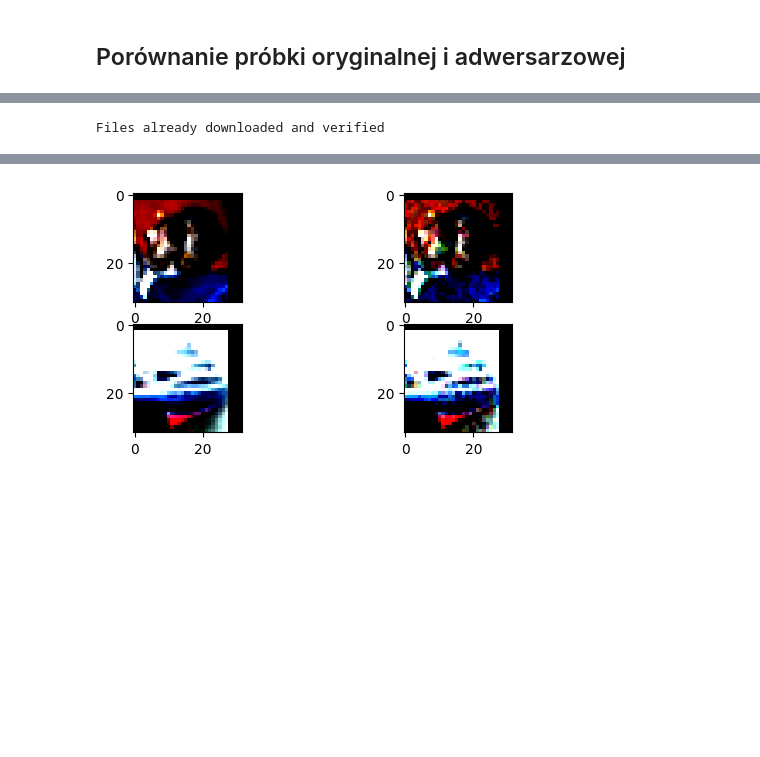
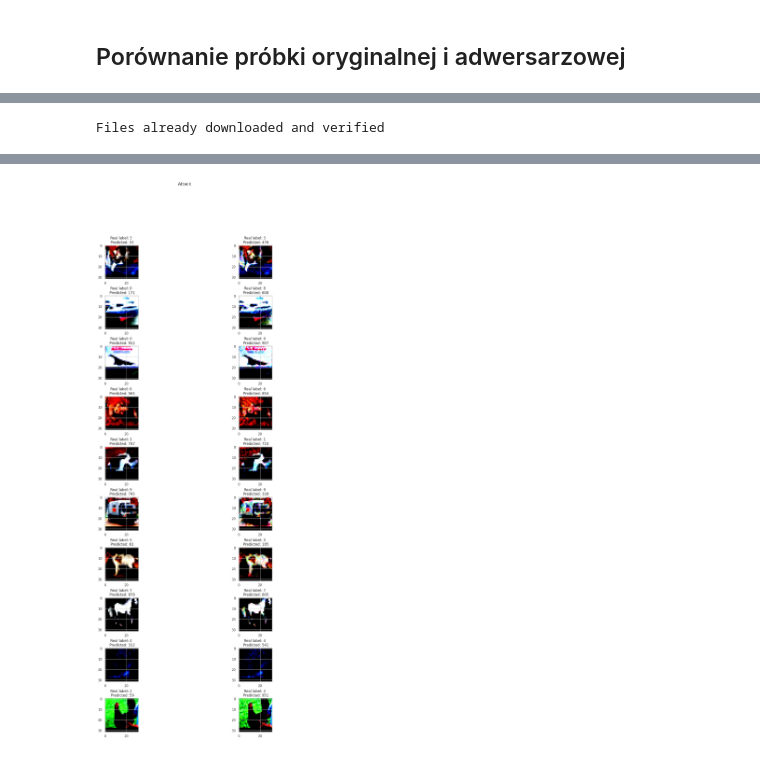
Before and after one commit to Jvlia17/deep-learning, a Jupyter notebook: PCA.ipynb, the cells around one changed output, grey strips where cells are left out. Cells and saved outputs as stored; diff of their text form; code cells hidden in the pictures; blank space fills up the shorter version.

```diff
--- a/PCA.ipynb
+++ b/PCA.ipynb
@@ -442,13 +326,12 @@ def init_model():
 
   model_ftex = models.resnet152(pretrained=True)
   modules=list(model_ftex.children())[:-2]
-  print(list(model_ftex.children()))
-  print(modules)
-  print(len(modules))
+  # print(list(model_ftex.children()))
+  # print(modules)
+  # print(len(modules))
   model_ftex=nn.Sequential(*modules).to(device)
 
   model_ftex.eval()
-
 
 
 init_model()
@@ -461,11 +344,11 @@ normalize= transforms.Normalize(mean=[0.49186882, 0.48265398, 0.44717732], std=[
 model = models.resnet152(pretrained=True)
 testset = datasets.CIFAR10(root='./data', train=False, download=True, transform=transforms.ToTensor())
 
-index = [0, 1]
+index = [0,1,3,5,6,11,12,13,22,25]
 images = torch.tensor([])
 labels = []
 for i in range(len(index)):
-  img, label = testset[i]
+  img, label = testset[index[i]]
   img = img.unsqueeze(0)
   images = torch.cat((images, img), dim=0)
   labels.append(label)
@@ -481,14 +364,35 @@ preprocess = transforms.Compose([
 images = preprocess(images)
 
 attack = torchattacks.FGSM(model, eps=50/255)
+# attack = torchattacks.attacks.pifgsm.PIFGSM(model)
 img_adv = attack(images, labels)
+
+# Predict unchanged and adversary examples
+outputs = model(images)
+_, predicted = outputs.max(1)
+outputs = model(img_adv)
+_, predicted_adv = outputs.max(1)
+
+classes = ['airplane', 'automobile', 'bird', 'cat', 'deer', 'dog', 'frog', 'horse', 'ship', 'truck']
+
+labels = labels.numpy()
 
 i = 0
 counter = 1
+
+plt.subplots_adjust(hspace=0.5)
+plt.rcParams['figure.figsize'] = [15, 15]
+# Write attack name
+plt.suptitle('Attack')
+
 while i < len(index):
-  plt.subplot(3, len(index), counter)
+  plt.subplot(len(index), 2, counter)
+  # plt.title(f'Real label: {classes[label[i]]} \n Predicted: {classes[predicted[i]]}')
+  plt.title(f'Real label: {labels[i]} \n Predicted: {predicted[i]}')
   plt.imshow(images[i].permute(1, 2, 0))
-  plt.subplot(3, len(index),counter + 1)
+  plt.subplot(len(index), 2,counter + 1)
+  # plt.title(f'Real label: {classes[label[i]]} \n Predicted: {classes[predicted_adv[i]]}')
+  plt.title(f'Real label: {labels[i]} \n Predicted: {predicted_adv[i]}')
   plt.imshow(img_adv[i].permute(1, 2, 0))
   counter = counter + 2
   i = i + 1
@@ -499,4 +411,4 @@ WARNING:matplotlib.image:Clipping input data to the valid range for imshow with
-[figure, old version]
+[figure, new version]
 # %%
 def compare(img, img_a, label):
   '''
```
Also changed, not shown: parts of 22 cells of this notebook.
